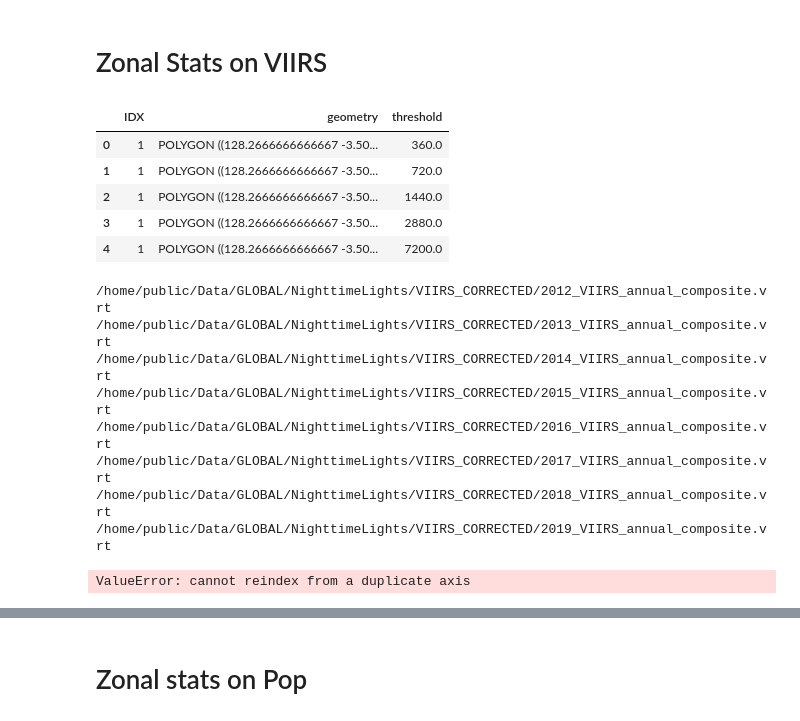
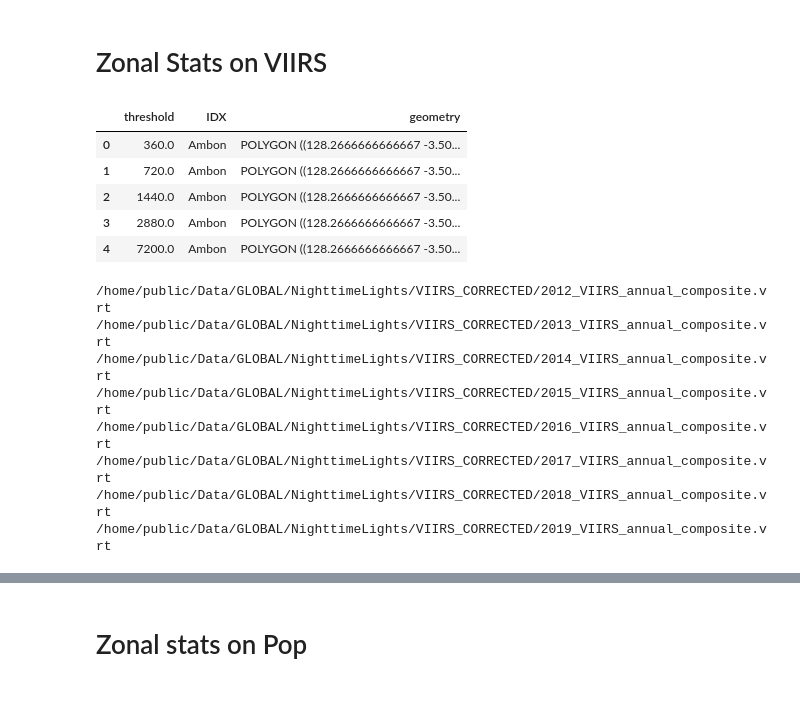
Before and after one commit to worldbank/INFRA_SAP, a Jupyter notebook: Notebooks/ZON_INFRA_B_Ports_MA_Zonal.ipynb, the cells around one changed output, grey strips where cells are left out. Drawn from its saved outputs; the diff is of its cells as text; code cells hidden in the pictures.

Commit message:
Misc updates

```diff
--- a/Notebooks/ZON_INFRA_B_Ports_MA_Zonal.ipynb
+++ b/Notebooks/ZON_INFRA_B_Ports_MA_Zonal.ipynb
@@ -22,4 +24,7 @@ import infrasap.rasterMisc as rMisc
 from infrasap.misc import tPrint
 # %% [markdown]
 # Calculate portsheds
+# %%
+global_friction_surface = "/home/public/Data/GLOBAL/INFRA/FRICTION_2015/2015_friction_surface_v1_no_ocean_travel.tif"
+ports_file = '/home/wb411133/data/Global/INFRA/PORTS/ports_20201207.shp'
 # %%
@@ -28,13 +31,2 @@ global_friction_surface = "/home/public/Data/GLOBAL/INFRA/FRICTION_2015/2015_fri
 inG = rasterio.open(global_friction_surface)
 mcp = graph.MCP_Geometric(inG.read()[0,:,:])
-# %%
-in_ports = "/home/wb411133/data/Projects/INFRA/PORTS/new_major_ports_geocoded.csv"
-out_folder = "/home/wb411133/data/Projects/INFRA/PORTS"
-ports_file = os.path.join(out_folder, "new_major_ports_20201203.shp")
-if not os.path.exists(ports_file):
-    inP = pd.read_csv(in_ports)
-    inP_geom = [Point(x) for x in zip(inP['Lon'], inP['Lat'])]
-    inP = gpd.GeoDataFrame(inP, geometry = inP_geom, crs={'init':'epsg:4326'})
-    inP.to_file(ports_file)
-else:
-    inP = gpd.read_file(ports_file)
@@ -140,22 +62,22 @@ combo_ports.to_file('/home/wb411133/data/Global/INFRA/PORTS/ports_20201207.shp')
 # %% [markdown]
 # Zonal Stats on VIIRS
 # %%
-port_file = '/home/wb411133/data/Global/INFRA/PORTS/port_sheds_20201207.shp'
+portshed_file = ports_file.replace(".shp", "_PORTSHEDS_20210128.shp")
 zonal_ntl_res = "/home/wb411133/temp/All_Port_VIIRS_ZONAL_Results.csv"
 zonal_pop_area_res = "/home/wb411133/temp/All_Port_Pop_Area_Results.csv"
 viirs_folder = "/home/public/Data/GLOBAL/NighttimeLights/VIIRS_CORRECTED"
 viirs_vrts = []
 for root, dirs, files in os.walk(viirs_folder):
     for f in files:
         if f[-4:] == ".vrt":
             viirs_vrts.append(os.path.join(root, f))
 
-inD = inPortSheds #gpd.read_file(port_file)
+inD = gpd.read_file(portshed_file)
 inD.head()
 # %% [output]
-|  | IDX | geometry | threshold |
-| 0 | 1 | POLYGON ((128.2666666666667 -3.50... | 360.0 |
-| 1 | 1 | POLYGON ((128.2666666666667 -3.50... | 720.0 |
-| 2 | 1 | POLYGON ((128.2666666666667 -3.50... | 1440.0 |
-| 3 | 1 | POLYGON ((128.2666666666667 -3.50... | 2880.0 |
-| 4 | 1 | POLYGON ((128.2666666666667 -3.50... | 7200.0 |
+|  | threshold | IDX | geometry |
+| 0 | 360.0 | Ambon | POLYGON ((128.2666666666667 -3.50... |
+| 1 | 720.0 | Ambon | POLYGON ((128.2666666666667 -3.50... |
+| 2 | 1440.0 | Ambon | POLYGON ((128.2666666666667 -3.50... |
+| 3 | 2880.0 | Ambon | POLYGON ((128.2666666666667 -3.50... |
+| 4 | 7200.0 | Ambon | POLYGON ((128.2666666666667 -3.50... |
@@ -165,9 +89,11 @@ if not os.path.exists(zonal_ntl_res):
     for vrt in viirs_vrts:
         print(vrt)
         yr = os.path.basename(vrt).split("_")[0]
-        res = rMisc.zonalStats(port_file, vrt)
+        res = rMisc.zonalStats(inD, vrt)
         res = pd.DataFrame(res, columns=["YR_%s_%s" % (yr, x) for x in ['SUM','MIN','MAX','MEAN']])
         all_res[yr] = res
+else:
+    print("Zonal file already exists")
 # %% [output]
 /home/public/Data/GLOBAL/NighttimeLights/VIIRS_CORRECTED/2012_VIIRS_annual_composite.vrt
 /home/public/Data/GLOBAL/NighttimeLights/VIIRS_CORRECTED/2013_VIIRS_annual_composite.vrt
@@ -177,7 +103,6 @@ if not os.path.exists(zonal_ntl_res):
 /home/public/Data/GLOBAL/NighttimeLights/VIIRS_CORRECTED/2017_VIIRS_annual_composite.vrt
 /home/public/Data/GLOBAL/NighttimeLights/VIIRS_CORRECTED/2018_VIIRS_annual_composite.vrt
 /home/public/Data/GLOBAL/NighttimeLights/VIIRS_CORRECTED/2019_VIIRS_annual_composite.vrt
-ValueError: cannot reindex from a duplicate axis
 # %%
 try:
     del final
```
Also changed, not shown: parts of 41 cells of this notebook, 6 other files.
